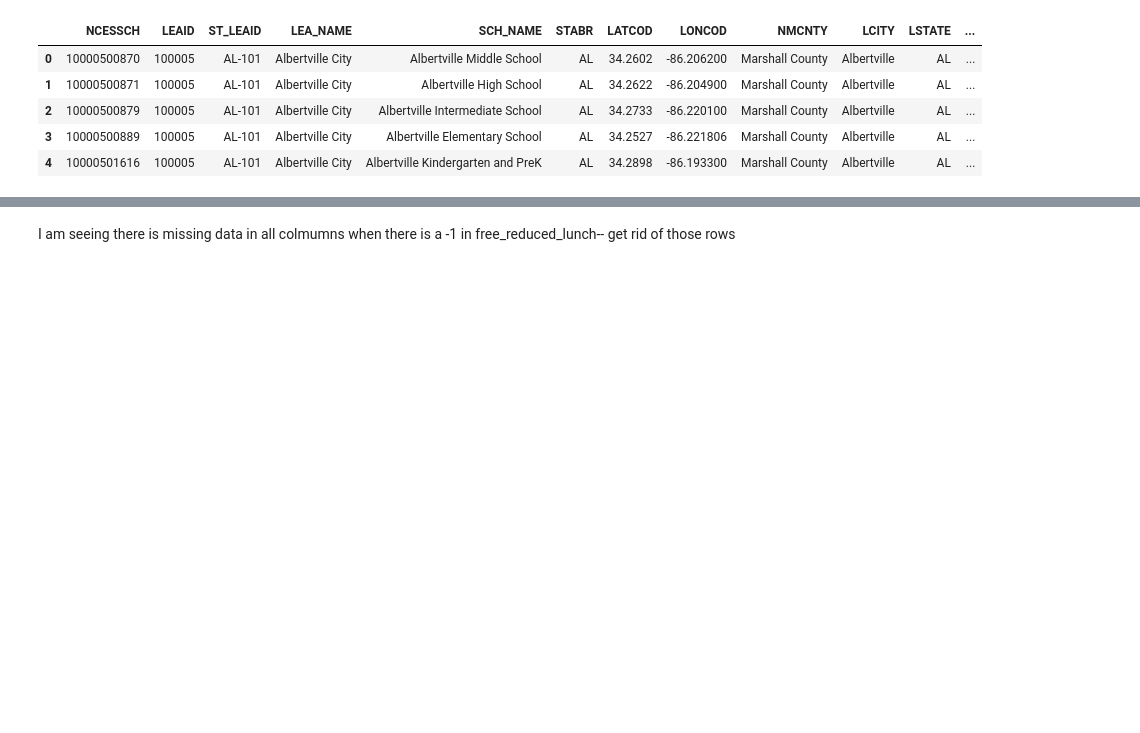
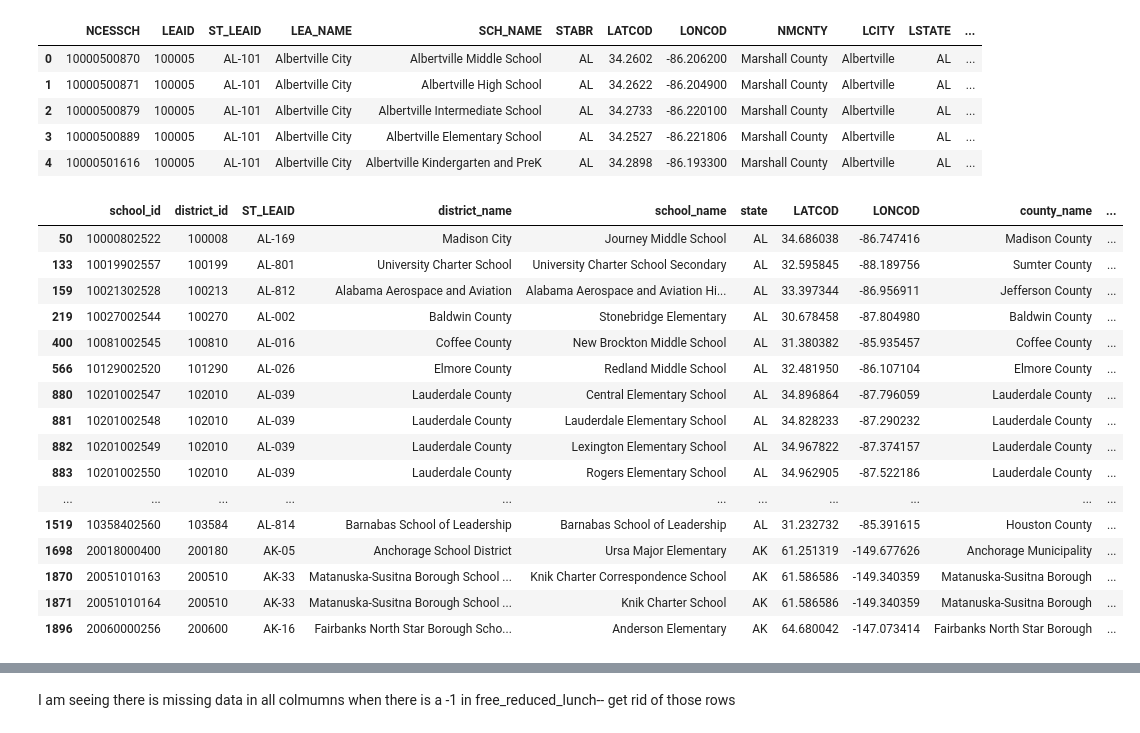
Before and after one commit to remideso/DATA-200, a Jupyter notebook: Assignment 1.ipynb, the cells around one changed output, grey strips where cells are left out. Drawn from its saved outputs; the diff is of its cells as text; code cells hidden in the pictures; blank space fills up the shorter version.

```diff
--- a/Assignment 1.ipynb
+++ b/Assignment 1.ipynb
@@ -273,5 +262,23 @@ ps_data.head()
 # %%
 # Im trying to see what values are not 1-- meaning school that are not operational
 # I will get rid of any vaues that are not "1"
 
-print(non_op[['SCH_NAME','STATUS']].head())
+ps_data[ps_data['STATUS'] != 1].head(20)
+# %% [output]
+|  | school_id | district_id | ST_LEAID | district_name | school_name | state | LATCOD | LONCOD | county_name | ... |
+| 50 | 10000802522 | 100008 | AL-169 | Madison City | Journey Middle School | AL | 34.686038 | -86.747416 | Madison County | ... |
+| 133 | 10019902557 | 100199 | AL-801 | University Charter School | University Charter School Secondary | AL | 32.595845 | -88.189756 | Sumter County | ... |
+| 159 | 10021302528 | 100213 | AL-812 | Alabama Aerospace and Aviation | Alabama Aerospace and Aviation Hi... | AL | 33.397344 | -86.956911 | Jefferson County | ... |
+| 219 | 10027002544 | 100270 | AL-002 | Baldwin County | Stonebridge Elementary | AL | 30.678458 | -87.804980 | Baldwin County | ... |
+| 400 | 10081002545 | 100810 | AL-016 | Coffee County | New Brockton Middle School | AL | 31.380382 | -85.935457 | Coffee County | ... |
+| 566 | 10129002520 | 101290 | AL-026 | Elmore County | Redland Middle School | AL | 32.481950 | -86.107104 | Elmore County | ... |
+| 880 | 10201002547 | 102010 | AL-039 | Lauderdale County | Central Elementary School | AL | 34.896864 | -87.796059 | Lauderdale County | ... |
+| 881 | 10201002548 | 102010 | AL-039 | Lauderdale County | Lauderdale Elementary School | AL | 34.828233 | -87.290232 | Lauderdale County | ... |
+| 882 | 10201002549 | 102010 | AL-039 | Lauderdale County | Lexington Elementary School | AL | 34.967822 | -87.374157 | Lauderdale County | ... |
+| 883 | 10201002550 | 102010 | AL-039 | Lauderdale County | Rogers Elementary School | AL | 34.962905 | -87.522186 | Lauderdale County | ... |
+| ... | ... | ... | ... | ... | ... | ... | ... | ... | ... | ... |
+| 1519 | 10358402560 | 103584 | AL-814 | Barnabas School of Leadership | Barnabas School of Leadership | AL | 31.232732 | -85.391615 | Houston County | ... |
+| 1698 | 20018000400 | 200180 | AK-05 | Anchorage School District | Ursa Major Elementary | AK | 61.251319 | -149.677626 | Anchorage Municipality | ... |
+| 1870 | 20051010163 | 200510 | AK-33 | Matanuska-Susitna Borough School ... | Knik Charter Correspondence School | AK | 61.586586 | -149.340359 | Matanuska-Susitna Borough | ... |
+| 1871 | 20051010164 | 200510 | AK-33 | Matanuska-Susitna Borough School ... | Knik Charter School | AK | 61.586586 | -149.340359 | Matanuska-Susitna Borough | ... |
+| 1896 | 20060000256 | 200600 | AK-16 | Fairbanks North Star Borough Scho... | Anderson Elementary | AK | 64.680042 | -147.073414 | Fairbanks North Star Borough | ... |
```
Also changed, not shown: parts of 18 cells of this notebook.
